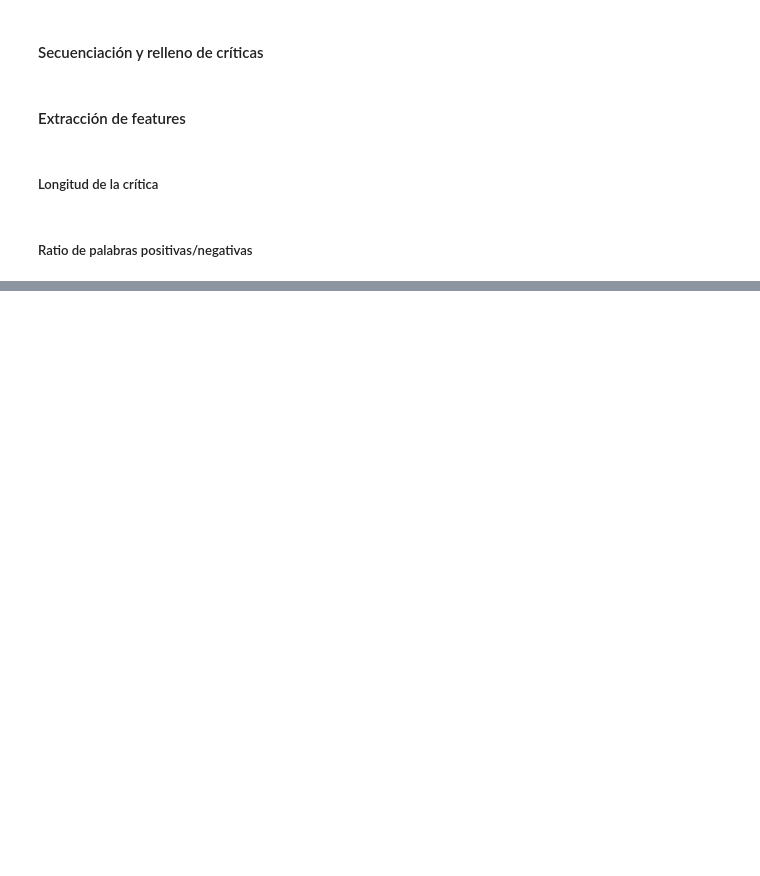
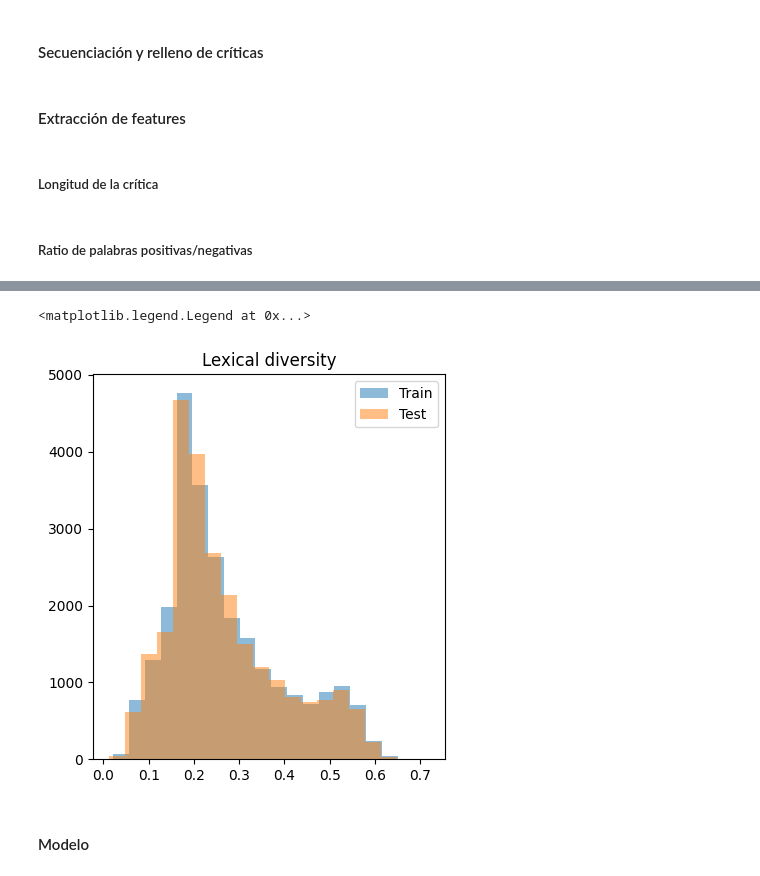
Before and after one commit to MelissaPerez09/Lab04-CC3084, a Jupyter notebook: NLP.ipynb, the cells around one changed output, grey strips where cells are left out. Drawn from its saved outputs; the diff is of its cells as text; code cells hidden in the pictures; blank space fills up the shorter version.

Commit message:
[feat]: model

```diff
--- a/NLP.ipynb
+++ b/NLP.ipynb
@@ -86,0 +107,18 @@ plt.legend()
+# %%
+def calculate_lexical_diversity(review):
+    review_words = decode_review(review)
+    unique_words = set(review_words)
+    return len(unique_words) / len(review_words) if len(review_words) > 0 else 0
+# %%
+lexical_diversity_train = [calculate_lexical_diversity(x) for x in X_train]
+lexical_diversity_test = [calculate_lexical_diversity(x) for x in X_test]
+# %%
+plt.figure(figsize=(10, 5))
+plt.subplot(1, 2, 1)
+plt.hist(lexical_diversity_train, bins=20, alpha=0.5, label='Train')
+plt.hist(lexical_diversity_test, bins=20, alpha=0.5, label='Test')
+plt.title('Lexical diversity')
+plt.legend()
+# %% [output]
+<matplotlib.legend.Legend at 0x...>
+[figure, added]
@@ -86,0 +128,2 @@ plt.legend()
+# %% [markdown]
+#### Modelo
```
Also changed, not shown: parts of 25 cells of this notebook, 1 other file.
